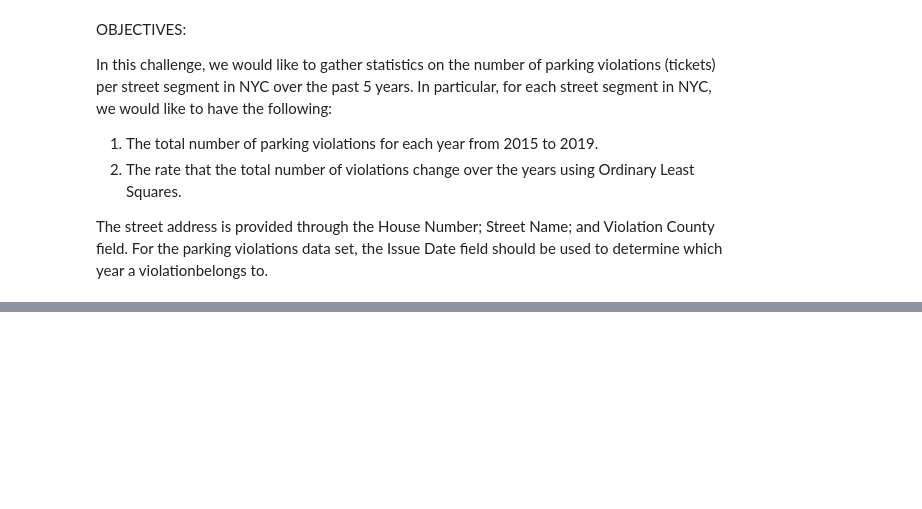
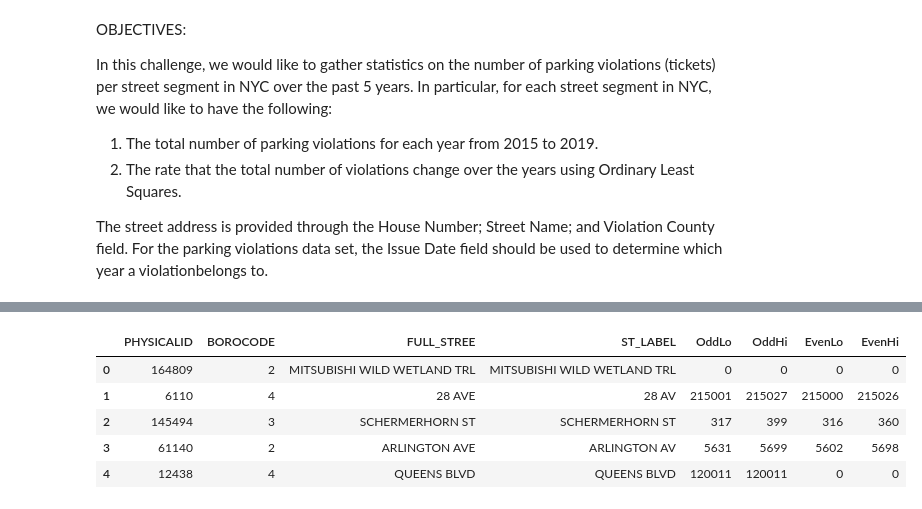
Before and after one commit to lobodemonte/big-data-management, a Jupyter notebook: Final/BDM_Final.ipynb, the cells around one changed output, grey strips where cells are left out. Saved outputs shown, nothing was run; the diff lists cells and outputs as text; code cells hidden in the pictures; blank space fills up the shorter version.

```diff
--- a/Final/BDM_Final.ipynb
+++ b/Final/BDM_Final.ipynb
@@ -122,0 +119,21 @@ violations_df = violations_df.select("Violation County", "House Number", "Street
+# %%
+streets_df = sqlContext.read.format("csv") \
+  .option("delimiter",",") \
+  .option("header", "true") \
+  .option("inferSchema", "true") \
+  .load(streets)
+
+streets_df = streets_df.select("PHYSICALID","BOROCODE", "FULL_STREE", "ST_LABEL","L_LOW_HN", "L_HIGH_HN",
+                               "R_LOW_HN", "R_HIGH_HN")
+
+streets_df = streets_df.withColumn('FULL_STREE', to_upper_udf(streets_df['FULL_STREE']))
+streets_df = streets_df.withColumn('ST_LABEL',   to_upper_udf(streets_df['ST_LABEL']))
+streets_df = streets_df.withColumn('L_LOW_HN',   get_street_number_udf(streets_df['L_LOW_HN']))
+streets_df = streets_df.withColumn('L_HIGH_HN',   get_street_number_udf(streets_df['L_HIGH_HN']))
+streets_df = streets_df.withColumn('R_LOW_HN',   get_street_number_udf(streets_df['R_LOW_HN']))
+streets_df = streets_df.withColumn('R_HIGH_HN',   get_street_number_udf(streets_df['R_HIGH_HN']))
+
+streets_df = streets_df.withColumnRenamed("L_LOW_HN","OddLo")
+streets_df = streets_df.withColumnRenamed("L_HIGH_HN","OddHi")
+streets_df = streets_df.withColumnRenamed("R_LOW_HN","EvenLo")
+streets_df = streets_df.withColumnRenamed("R_HIGH_HN","EvenHi")
@@ -122,0 +150,10 @@ violations_df = violations_df.select("Violation County", "House Number", "Street
+# %%
+streets_simp = pd.DataFrame(streets_df.head(5), columns=streets_df.columns)
+streets_simp
+# %% [output]
+|  | PHYSICALID | BOROCODE | FULL_STREE | ST_LABEL | OddLo | OddHi | EvenLo | EvenHi |
+| 0 | 164809 | 2 | MITSUBISHI WILD WETLAND TRL | MITSUBISHI WILD WETLAND TRL | 0 | 0 | 0 | 0 |
+| 1 | 6110 | 4 | 28 AVE | 28 AV | 215001 | 215027 | 215000 | 215026 |
+| 2 | 145494 | 3 | SCHERMERHORN ST | SCHERMERHORN ST | 317 | 399 | 316 | 360 |
+| 3 | 61140 | 2 | ARLINGTON AVE | ARLINGTON AV | 5631 | 5699 | 5602 | 5698 |
+| 4 | 12438 | 4 | QUEENS BLVD | QUEENS BLVD | 120011 | 120011 | 0 | 0 |
```
Also changed, not shown: parts of 28 cells of this notebook, 1 other file.
